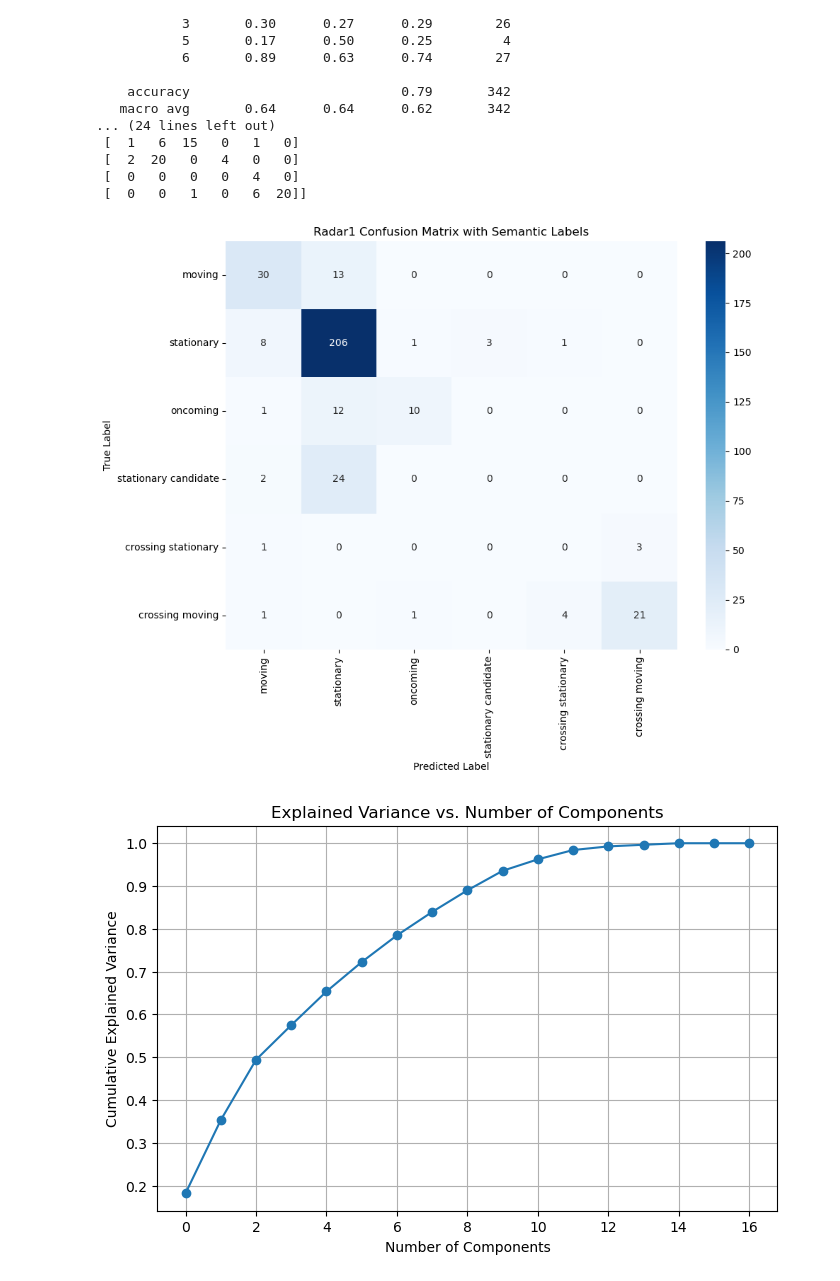
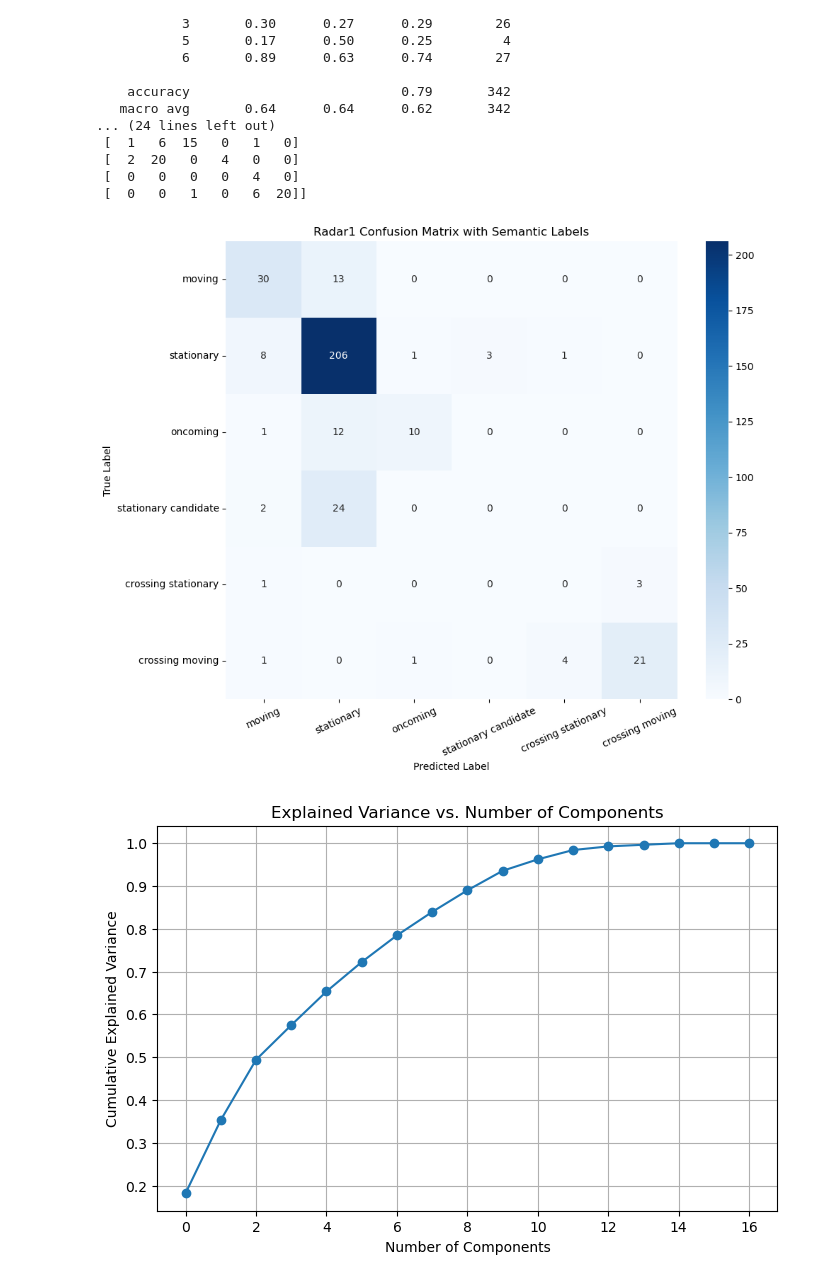
Before and after one commit to ndkrishna/radar_pcd, a Jupyter notebook: Model_DynProp_v2.ipynb, the cells around one changed output. Cells and saved outputs as stored; diff of their text form; code cells hidden in the pictures.

```diff
--- a/Model_DynProp_v2.ipynb
+++ b/Model_DynProp_v2.ipynb
@@ -344,34 +348,35 @@ Radar1 Classification Report1:
 # %%
 
 # Get sorted unique labels from both true and predicted values
 present_classes = sorted(set(np.unique(y1_test)).union(np.unique(y1_pred)))
 # Assuming cm1 is already computed
 cm1 = confusion_matrix(y1_test, y1_pred, labels=present_classes)
 
 full_label_map = {
     0: "moving",
     1: "stationary",
     2: "oncoming",
     3: "stationary candidate",
     4: "unknown",
     5: "crossing stationary",
     6: "crossing moving",
     7: "stopped"
 }
 
 labels = [full_label_map[i] for i in present_classes]
 
 
 plt.figure(figsize=(10, 8))
 sns.heatmap(cm1, annot=True, fmt='d', cmap='Blues',
             xticklabels=labels, yticklabels=labels)
+plt.xticks(rotation=25)  # Slants the labels
 plt.xlabel("Predicted Label")
 plt.ylabel("True Label")
 plt.title("Radar1 Confusion Matrix with Semantic Labels")
 plt.tight_layout()
 plt.show()
 # %% [output]
-[figure, old version]
+[figure, new version]
 # %%
 # Define columns to exclude
 target_cols = ['a_radar_dyn_prop', 'b_radar_dyn_prop']
```
Also changed, not shown: parts of 1 cell of this notebook, 3 other files.
